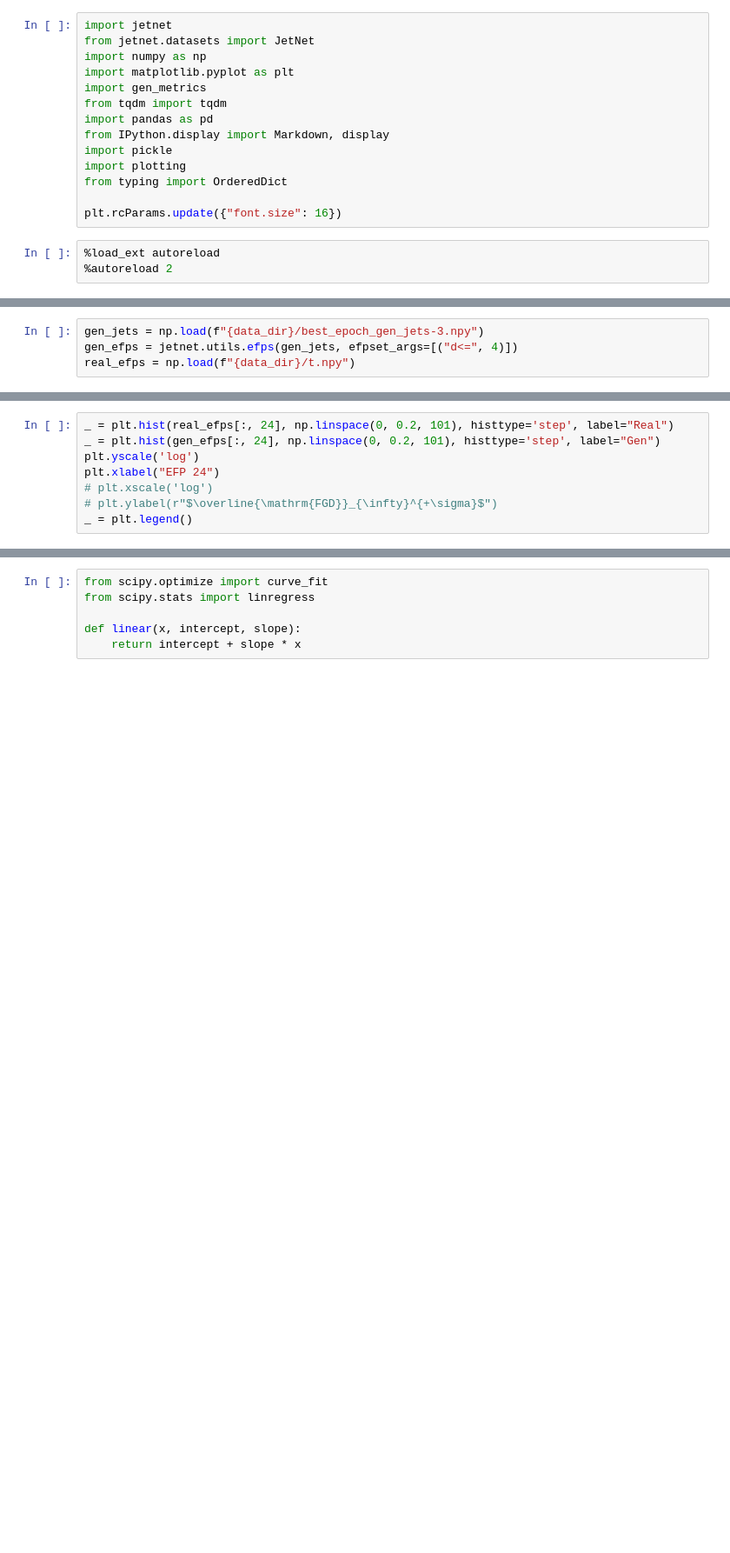
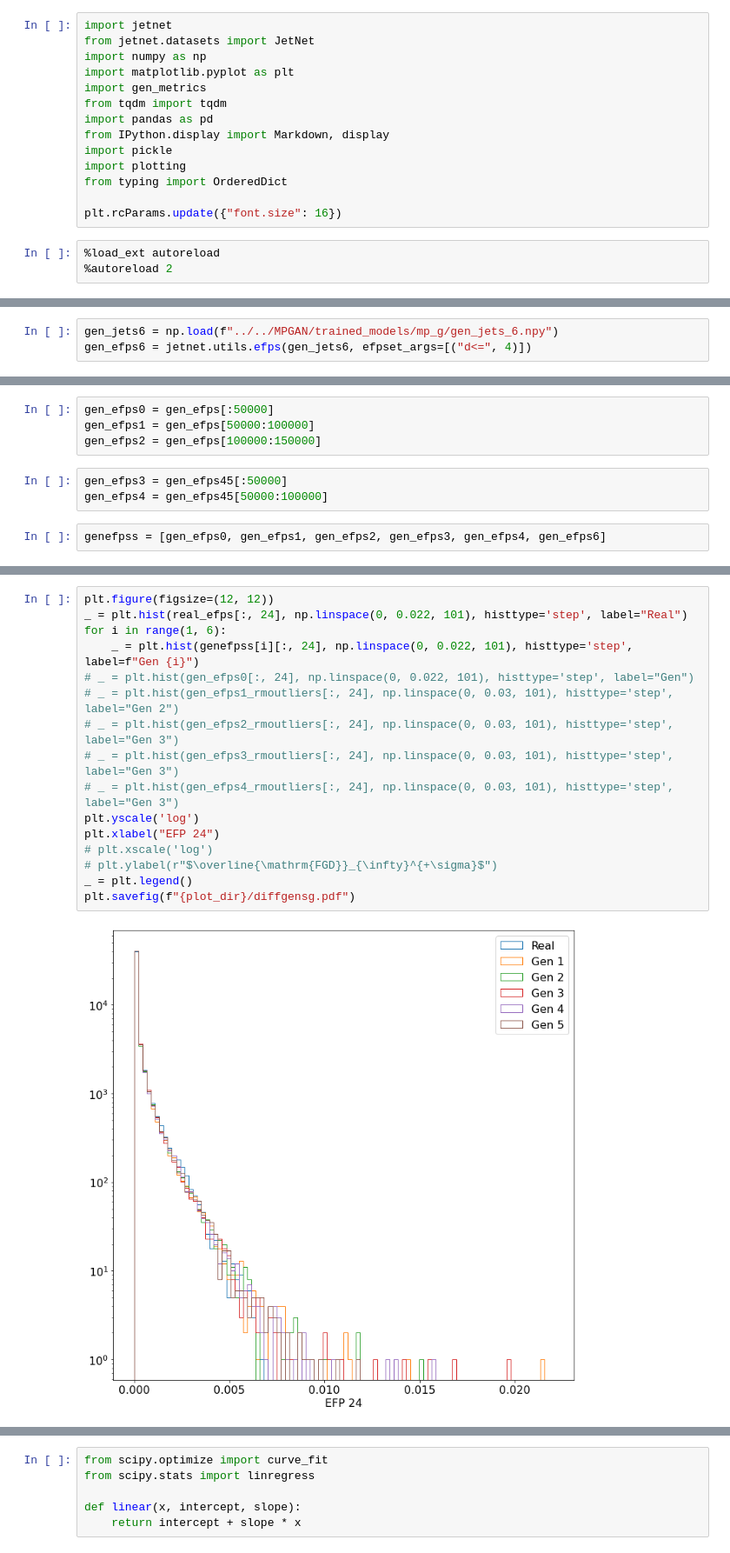
Before and after one commit to rkansal47/hep-generative-metrics, a Jupyter notebook: src/fgd_inf.ipynb, the cells around one changed output, grey strips where cells are left out. Shown at 87% size. Saved outputs shown, nothing was run; the diff lists cells and outputs as text; blank space fills up the shorter version.

```diff
--- a/src/fgd_inf.ipynb
+++ b/src/fgd_inf.ipynb
@@ -25,4 +34,3 @@ data_dir = "../saved_dir/"
 # %%
-gen_jets = np.load(f"{data_dir}/best_epoch_gen_jets-3.npy")
-gen_efps = jetnet.utils.efps(gen_jets, efpset_args=[("d<=", 4)])
-real_efps = np.load(f"{data_dir}/t.npy")
+gen_jets6 = np.load(f"../../MPGAN/trained_models/mp_g/gen_jets_6.npy")
+gen_efps6 = jetnet.utils.efps(gen_jets6, efpset_args=[("d<=", 4)])
@@ -28,0 +51,9 @@ real_efps = np.load(f"{data_dir}/t.npy")
+# %%
+gen_efps0 = gen_efps[:50000]
+gen_efps1 = gen_efps[50000:100000]
+gen_efps2 = gen_efps[100000:150000]
+# %%
+gen_efps3 = gen_efps45[:50000]
+gen_efps4 = gen_efps45[50000:100000]
+# %%
+genefpss = [gen_efps0, gen_efps1, gen_efps2, gen_efps3, gen_efps4, gen_efps6]
@@ -29,8 +84,18 @@ real_efps = np.load(f"{data_dir}/t.npy")
 # %%
-_ = plt.hist(real_efps[:, 24], np.linspace(0, 0.2, 101), histtype='step', label="Real")
-_ = plt.hist(gen_efps[:, 24], np.linspace(0, 0.2, 101), histtype='step', label="Gen")
+plt.figure(figsize=(12, 12))
+_ = plt.hist(real_efps[:, 24], np.linspace(0, 0.022, 101), histtype='step', label="Real")
+for i in range(1, 6):
+    _ = plt.hist(genefpss[i][:, 24], np.linspace(0, 0.022, 101), histtype='step', label=f"Gen {i}")
+# _ = plt.hist(gen_efps0[:, 24], np.linspace(0, 0.022, 101), histtype='step', label="Gen")
+# _ = plt.hist(gen_efps1_rmoutliers[:, 24], np.linspace(0, 0.03, 101), histtype='step', label="Gen 2")
+# _ = plt.hist(gen_efps2_rmoutliers[:, 24], np.linspace(0, 0.03, 101), histtype='step', label="Gen 3")
+# _ = plt.hist(gen_efps3_rmoutliers[:, 24], np.linspace(0, 0.03, 101), histtype='step', label="Gen 3")
+# _ = plt.hist(gen_efps4_rmoutliers[:, 24], np.linspace(0, 0.03, 101), histtype='step', label="Gen 3")
 plt.yscale('log')
 plt.xlabel("EFP 24")
 # plt.xscale('log')
 # plt.ylabel(r"$\overline{\mathrm{FGD}}_{\infty}^{+\sigma}$")
 _ = plt.legend()
+plt.savefig(f"{plot_dir}/diffgensg.pdf")
+# %% [output]
+[figure, added]
```
Also changed, not shown: parts of 27 cells of this notebook, 4 other files.
